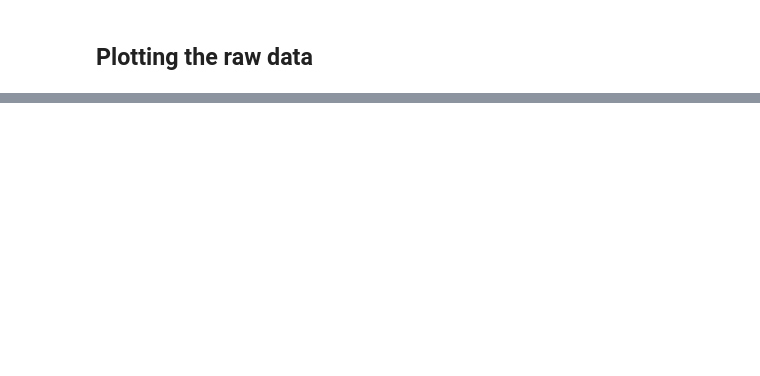
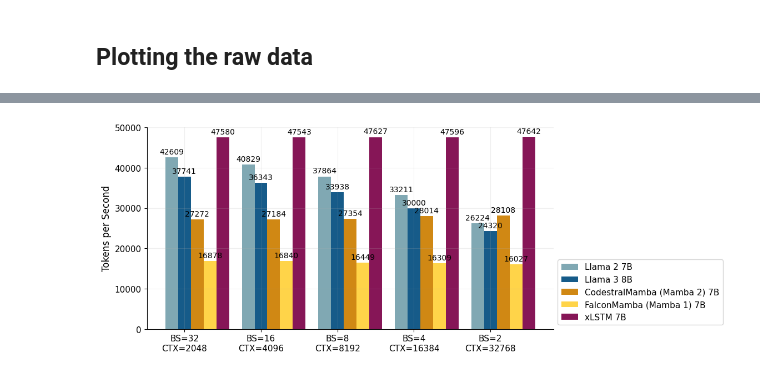
Before and after one commit to subho406/mlstm_kernels, a Jupyter notebook: notebooks/plots_7B_model_benchmark/hf_7B_throughput_results--final.ipynb, the cells around one changed output, grey strips where cells are left out. Drawn from its saved outputs; the diff is of its cells as text; code cells hidden in the pictures; blank space fills up the shorter version.

Commit message:
chore: make final throughput plot.

```diff
--- a/notebooks/plots_7B_model_benchmark/hf_7B_throughput_results--final.ipynb
+++ b/notebooks/plots_7B_model_benchmark/hf_7B_throughput_results--final.ipynb
@@ -107,4 +226,28 @@ throughput_2048 = throughput_data[2048].loc[
+# %%
+throughput_32768 = throughput_data[32768].loc[
+    throughput_data[32768]["P--batch_size"] == 2.0
+]
+throughput_16384 = throughput_data[16384].loc[
+    throughput_data[16384]["P--batch_size"] == 4.0
+]
+throughput_8192 = throughput_data[8192].loc[
+    throughput_data[8192]["P--batch_size"] == 8.0
+]
+throughput_4096 = throughput_data[4096].loc[
+    throughput_data[4096]["P--batch_size"] == 16.0
+]
+throughput_2048 = throughput_data[2048].loc[
+    throughput_data[2048]["P--batch_size"] == 32.0
+]
 # %%
-throughput_df = pd.concat([throughput_2048, throughput_4096, throughput_8192])
+throughput_df = pd.concat(
+    [
+        throughput_2048,
+        throughput_4096,
+        throughput_8192,
+        throughput_16384,
+        throughput_32768,
+    ]
+)
 # %%
 throughput_df
@@ -112,10 +263,10 @@ throughput_df
 ## Plotting the raw data
 # %%
 column_name_mapping = {
-    "P--batch_size": "Batch Size",
-    "P--prefill_length": "Context Length",
-    "R--llama2__tcm__ampdt-bfloat16__wdt-bfloat16__ucgg-False_ucgm-False": "llama2",
-    "R--llama3__tcm__ampdt-bfloat16__wdt-bfloat16__ucgg-False_ucgm-False": "llama3",
+    "P--batch_size": "BS",
+    "P--prefill_length": "CTX",
+    "R--llama2__tcm__ampdt-bfloat16__wdt-bfloat16__ucgg-True_ucgm-False": "llama2",
+    "R--llama3__tcm__ampdt-bfloat16__wdt-bfloat16__ucgg-True_ucgm-False": "llama3",
     "R--codestral_mamba__ampdt-bfloat16__wdt-bfloat16__ucgg-True_ucgm-False": "codestral_mamba",
     "R--falcon_mamba__ampdt-bfloat16__wdt-bfloat16__ucgg-True_ucgm-False": "falcon_mamba",
     "R--xlstm__tcm__ampdt-bfloat16__wdt-bfloat16__ucgg-True_ucgm-False_isd-bfloat16_ed-4096_nh-8_nb-32_vs-50304_wm-fused_ck-chunkwise--triton_xl_chunk_sk-native_sequence__triton_step_fused_sk-triton_fused_cs-128_akd-bfloat16": "xlstm",
@@ -131,10 +298,15 @@ plot_throughput_df
 # %%
-fig = rc_context_wrapper(func=create_runtime_bar_plot,
+fig = rc_context_wrapper(
+    func=create_runtime_bar_plot,
     data_df=plot_throughput_df,
-    group_col_names=["Batch Size", "Context Length"],
+    group_col_names=["BS", "CTX"],
     style_dict=style_dict,
-    figsize=(1.5 * 12 * 1 / 2.54, 1.5 * 8 * 1 / 2.54),
-    y_label="Tokens per Second"
+    figsize=(2 * 12 * 1 / 2.54, 1.5 * 8 * 1 / 2.54),
+    y_label="Tokens per Second",
 )
+# %%
+fig
+# %% [output]
+[figure, added]
 # %%
 savefig(fig, "throughput")
```
Also changed, not shown: parts of 22 cells of this notebook, 1 other file.
